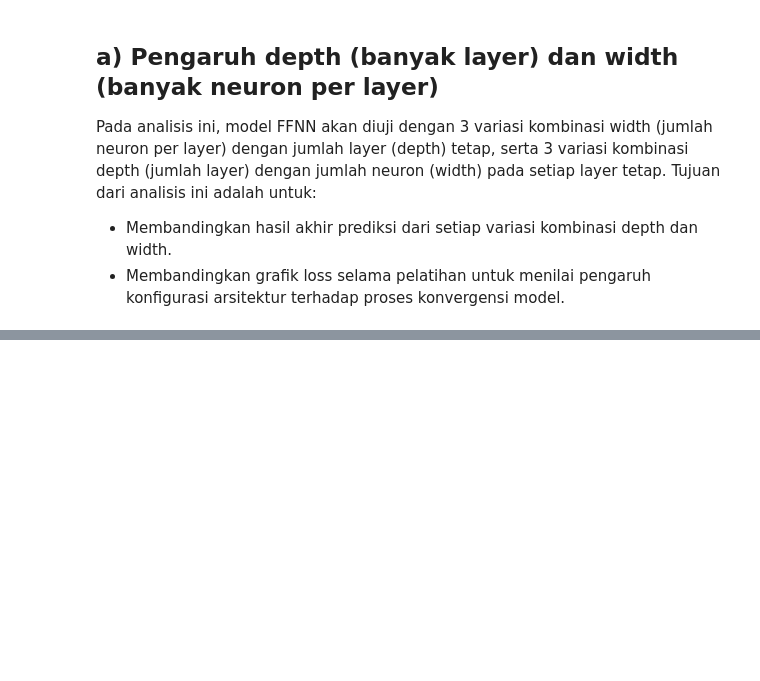
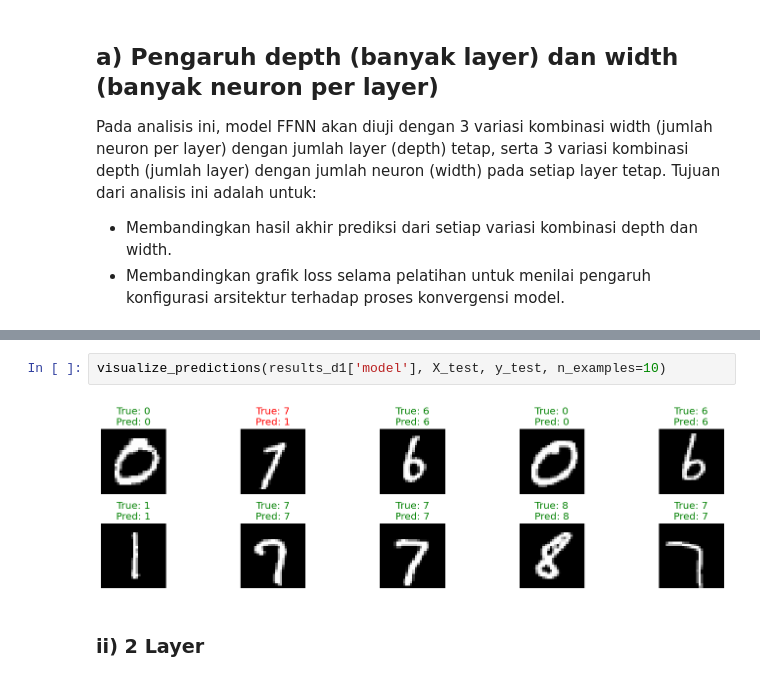
Before and after one commit to alandmprtma/IF3270_Tubes1_57, a Jupyter notebook: test_main.ipynb, the cells around one changed output, grey strips where cells are left out. Saved outputs shown, nothing was run; the diff lists cells and outputs as text; blank space fills up the shorter version.

```diff
--- a/test_main.ipynb
+++ b/test_main.ipynb
@@ -665,0 +501,6 @@ ValueError: autodetected range of [nan, nan] is not finite
+# %%
+visualize_predictions(results_d1['model'], X_test, y_test, n_examples=10)
+# %% [output]
+[figure, added]
+# %% [markdown]
+### ii) 2 Layer
```
Also changed, not shown: parts of 42 cells of this notebook, 1 other file.
